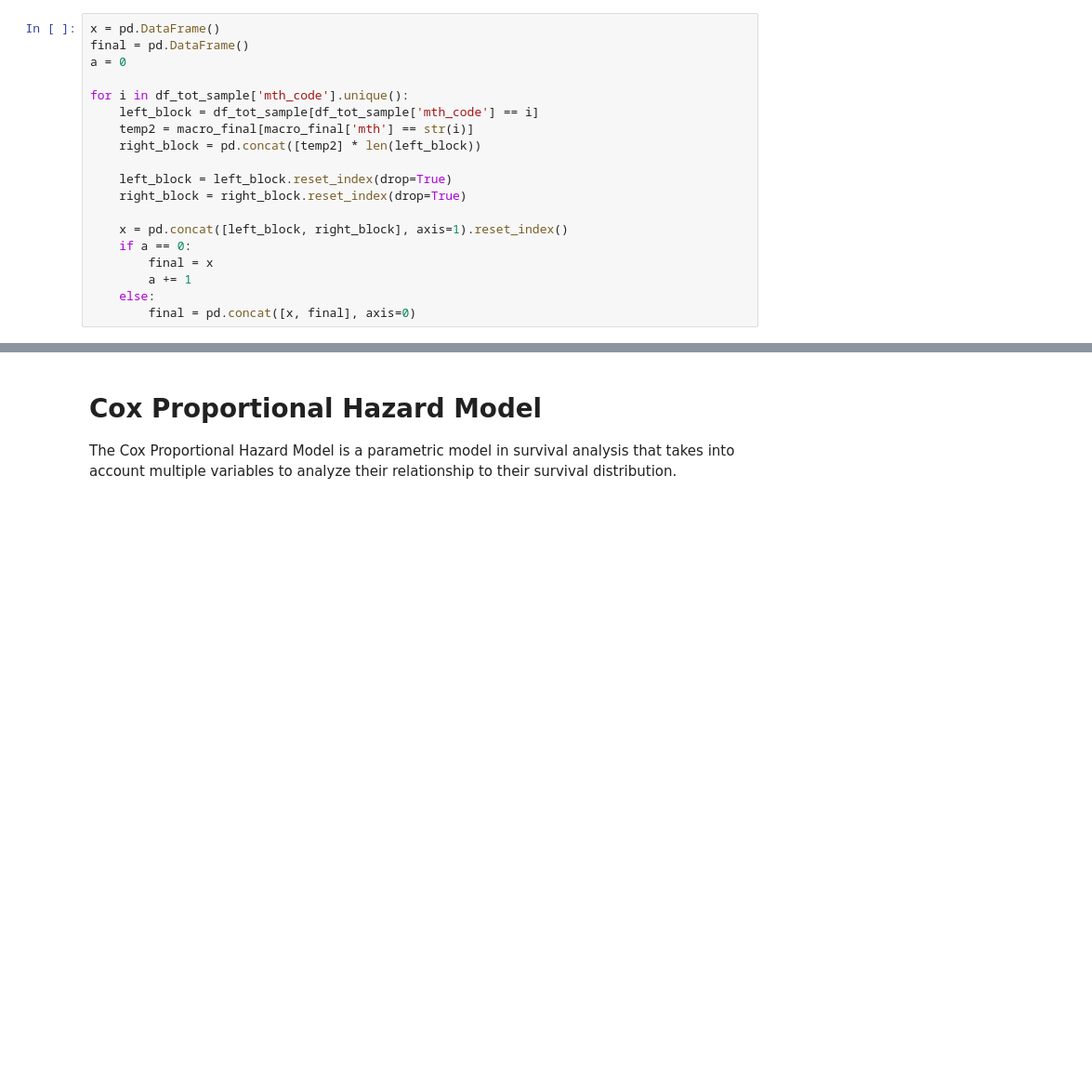
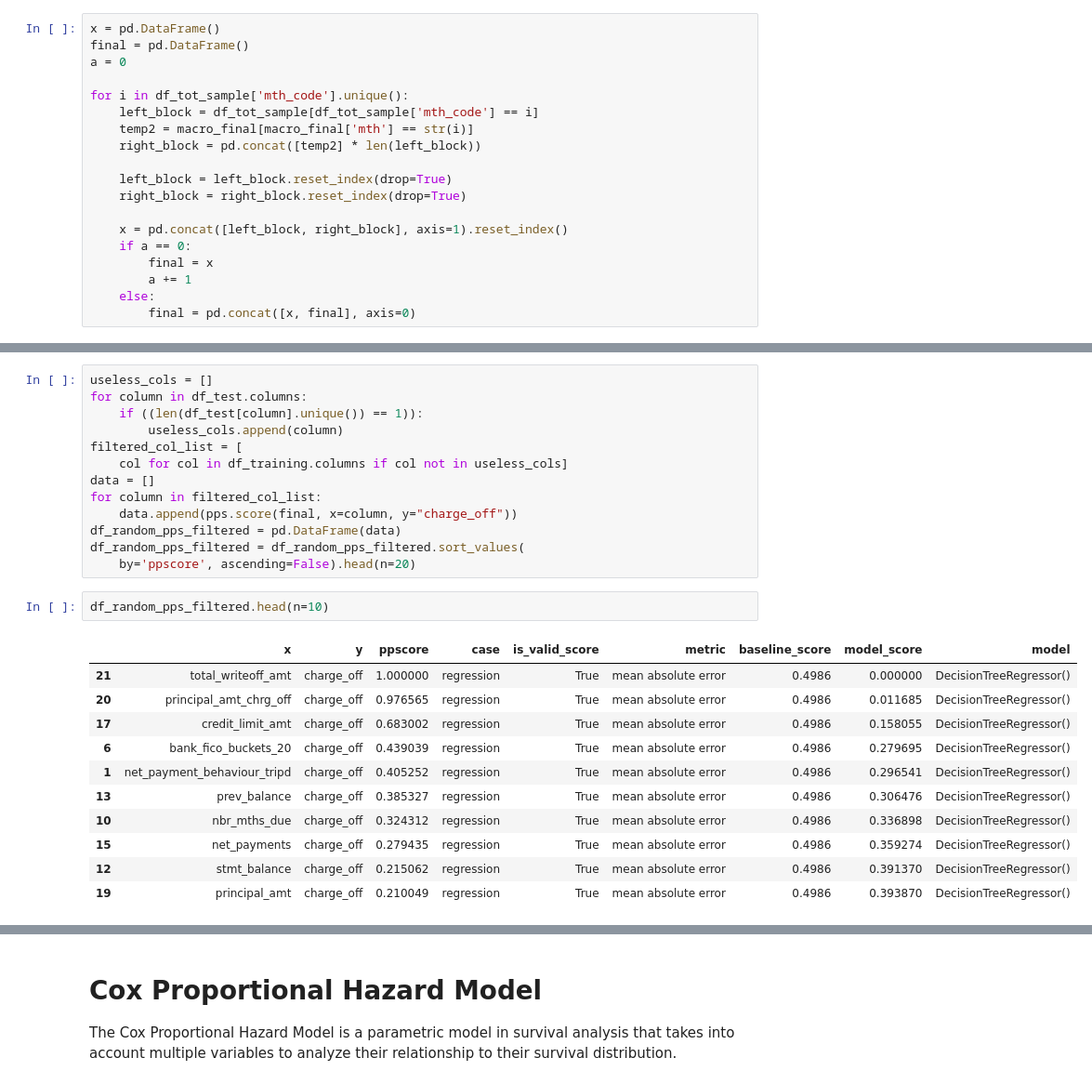
Before and after one commit to mohitsingh4744/illinois-datathon-23, a Jupyter notebook: attack_on_data_model_training.ipynb, the cells around one changed output, grey strips where cells are left out. Shown: that part at 93% size. Drawn from its saved outputs; the diff is of its cells as text; blank space fills up the shorter version.

```diff
--- a/attack_on_data_model_training.ipynb
+++ b/attack_on_data_model_training.ipynb
@@ -83,0 +98,27 @@ for i in df_tot_sample['mth_code'].unique():
+# %%
+useless_cols = []
+for column in df_test.columns:
+    if ((len(df_test[column].unique()) == 1)):
+        useless_cols.append(column)
+filtered_col_list = [
+    col for col in df_training.columns if col not in useless_cols]
+data = []
+for column in filtered_col_list:
+    data.append(pps.score(final, x=column, y="charge_off"))
+df_random_pps_filtered = pd.DataFrame(data)
+df_random_pps_filtered = df_random_pps_filtered.sort_values(
+    by='ppscore', ascending=False).head(n=20)
+# %%
+df_random_pps_filtered.head(n=10)
+# %% [output]
+|  | x | y | ppscore | case | is_valid_score | metric | baseline_score | model_score | model |
+| 21 | total_writeoff_amt | charge_off | 1.000000 | regression | True | mean absolute error | 0.4986 | 0.000000 | DecisionTreeRegressor() |
+| 20 | principal_amt_chrg_off | charge_off | 0.976565 | regression | True | mean absolute error | 0.4986 | 0.011685 | DecisionTreeRegressor() |
+| 17 | credit_limit_amt | charge_off | 0.683002 | regression | True | mean absolute error | 0.4986 | 0.158055 | DecisionTreeRegressor() |
+| 6 | bank_fico_buckets_20 | charge_off | 0.439039 | regression | True | mean absolute error | 0.4986 | 0.279695 | DecisionTreeRegressor() |
+| 1 | net_payment_behaviour_tripd | charge_off | 0.405252 | regression | True | mean absolute error | 0.4986 | 0.296541 | DecisionTreeRegressor() |
+| 13 | prev_balance | charge_off | 0.385327 | regression | True | mean absolute error | 0.4986 | 0.306476 | DecisionTreeRegressor() |
+| 10 | nbr_mths_due | charge_off | 0.324312 | regression | True | mean absolute error | 0.4986 | 0.336898 | DecisionTreeRegressor() |
+| 15 | net_payments | charge_off | 0.279435 | regression | True | mean absolute error | 0.4986 | 0.359274 | DecisionTreeRegressor() |
+| 12 | stmt_balance | charge_off | 0.215062 | regression | True | mean absolute error | 0.4986 | 0.391370 | DecisionTreeRegressor() |
+| 19 | principal_amt | charge_off | 0.210049 | regression | True | mean absolute error | 0.4986 | 0.393870 | DecisionTreeRegressor() |
```
Also changed, not shown: parts of 30 cells of this notebook.
